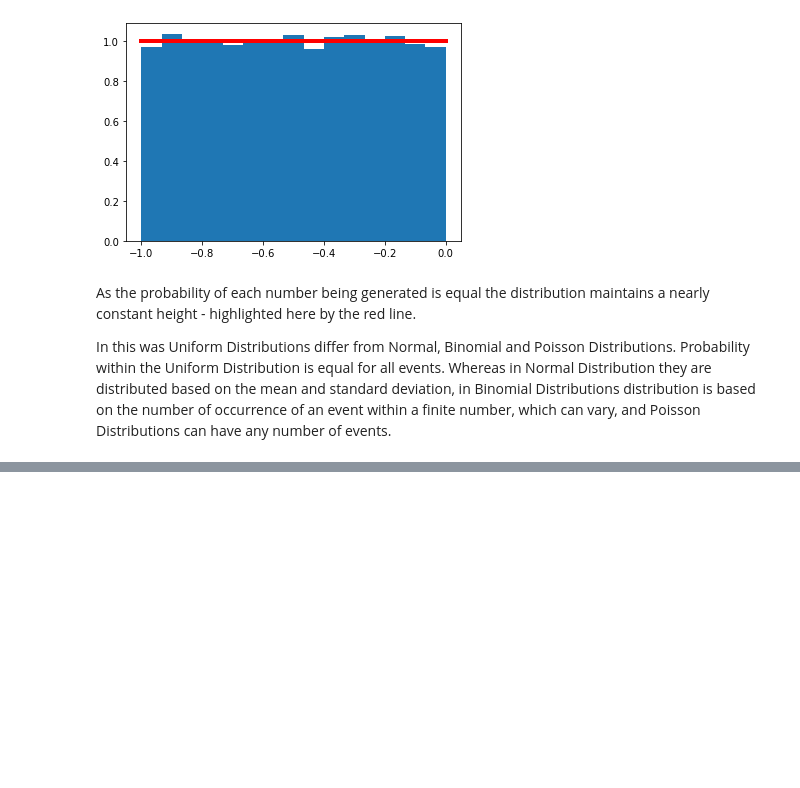
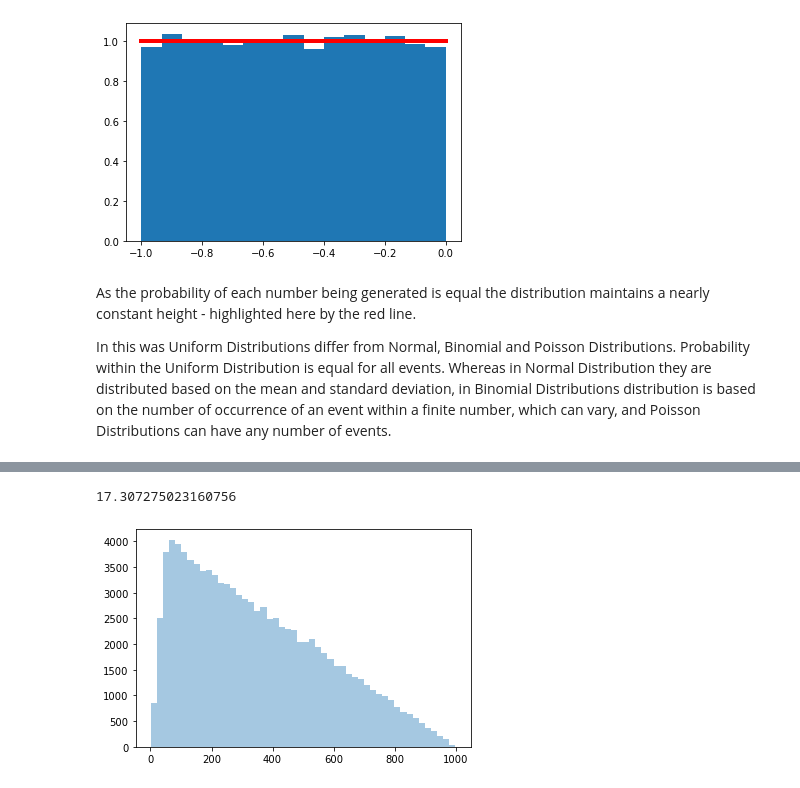
Before and after one commit to SharonNicG/52465-Assignment, a Jupyter notebook: NumPy-Random Assignment.ipynb, the cells around one changed output, grey strips where cells are left out. Drawn from its saved outputs; the diff is of its cells as text; code cells hidden in the pictures; blank space fills up the shorter version.

Commit message:
Inclusion of section on Triangular Distribution

```diff
--- a/NumPy-Random Assignment.ipynb
+++ b/NumPy-Random Assignment.ipynb
@@ -518,0 +537,12 @@ Probability within the Uniform Distribution is equal for all events. Whereas in
+# %%
+Tria_1 = np.random.triangular(10, 50, 100) # Here we are looking for the number of times an event will occur at a rate of 3 per unit of time
+                                    # in 100 instances
+print (Tria_1)
+# %% [output]
+17.307275023160756
+# %%
+sns.distplot(np.random.triangular(1, 50, 1000, 100000), hist=True, kde=False)
+
+plt.show()
+# %% [output]
+[figure, added]
```
Also changed, not shown: parts of 2 cells of this notebook.
